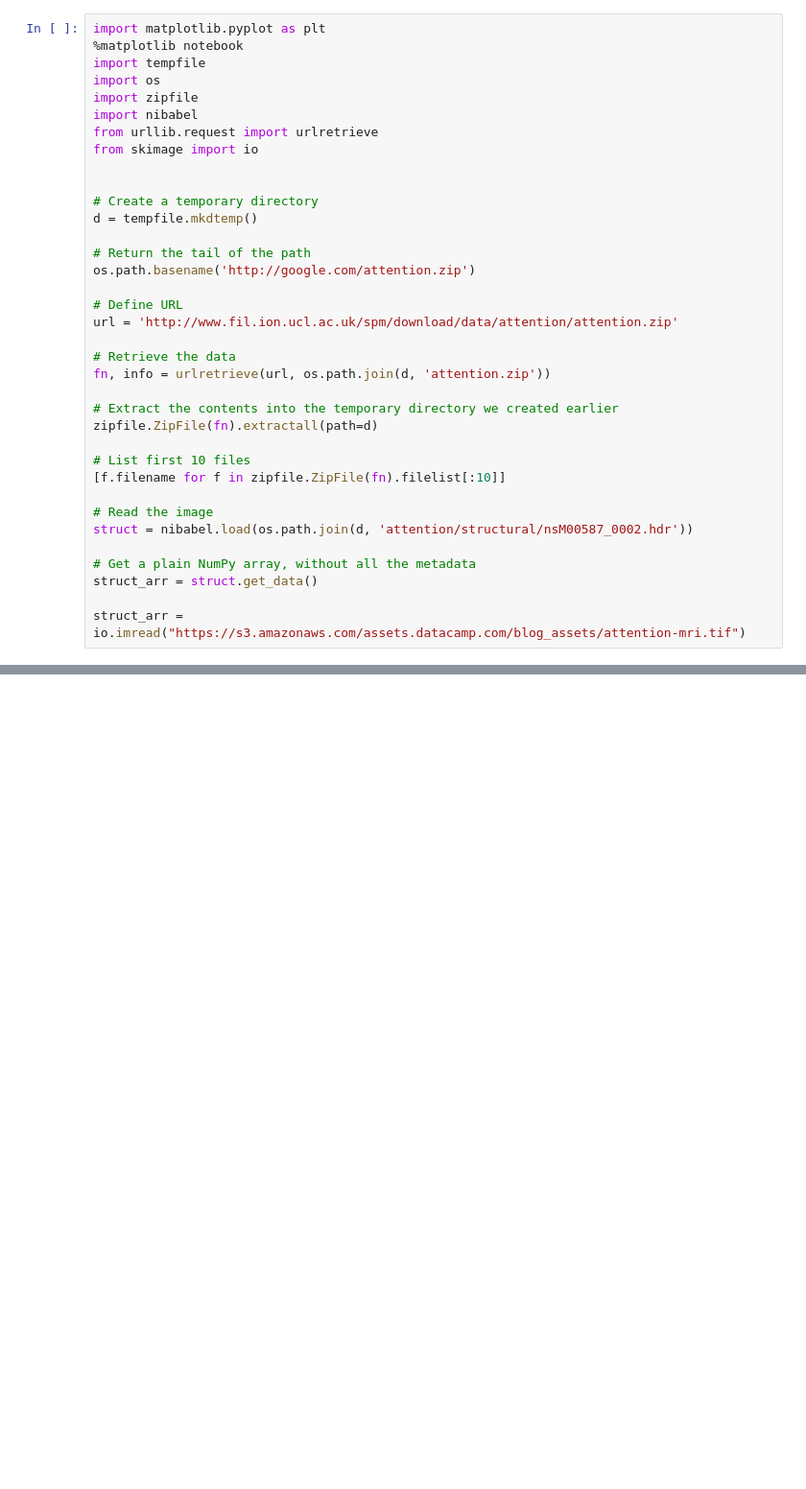
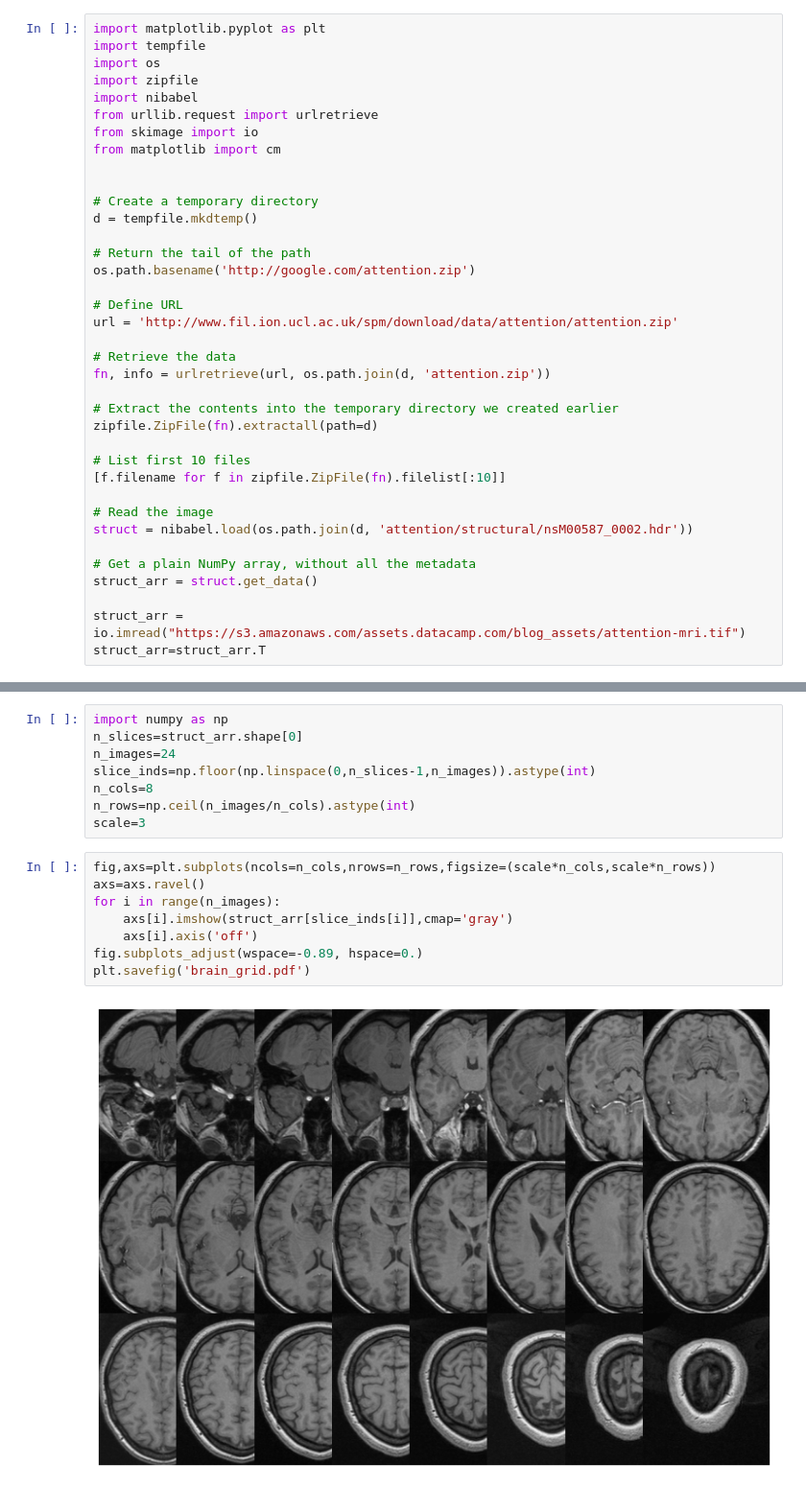
Before and after one commit to PeterHolderrieth/TransferLearning_Neuroimaging, a Jupyter notebook: visualization.ipynb, the cells around one changed output, grey strips where cells are left out. Shown at 96% size. Drawn from its saved outputs; the diff is of its cells as text; blank space fills up the shorter version.

```diff
--- a/visualization.ipynb
+++ b/visualization.ipynb
@@ -1,12 +1,12 @@
 # %%
 import matplotlib.pyplot as plt
-%matplotlib notebook
 import tempfile
 import os
 import zipfile
 import nibabel
 from urllib.request import urlretrieve
 from skimage import io
+from matplotlib import cm
 
 
 # Create a temporary directory
@@ -34,3 +34,4 @@ struct = nibabel.load(os.path.join(d, 'attention/structural/nsM00587_0002.hdr'))
 struct_arr = struct.get_data()
 
 struct_arr = io.imread("https://s3.amazonaws.com/assets.datacamp.com/blog_assets/attention-mri.tif")
+struct_arr=struct_arr.T
@@ -38,0 +38,18 @@ ModuleNotFoundError: No module named 'nibabel'
+# %%
+import numpy as np
+n_slices=struct_arr.shape[0]
+n_images=24
+slice_inds=np.floor(np.linspace(0,n_slices-1,n_images)).astype(int)
+n_cols=8
+n_rows=np.ceil(n_images/n_cols).astype(int)
+scale=3
+# %%
+fig,axs=plt.subplots(ncols=n_cols,nrows=n_rows,figsize=(scale*n_cols,scale*n_rows))
+axs=axs.ravel()
+for i in range(n_images):
+    axs[i].imshow(struct_arr[slice_inds[i]],cmap='gray')
+    axs[i].axis('off')
+fig.subplots_adjust(wspace=-0.89, hspace=0.)
+plt.savefig('brain_grid.pdf')
+# %% [output]
+[figure, added]
```
Also changed, not shown: parts of 7 cells of this notebook, 1 other file.
